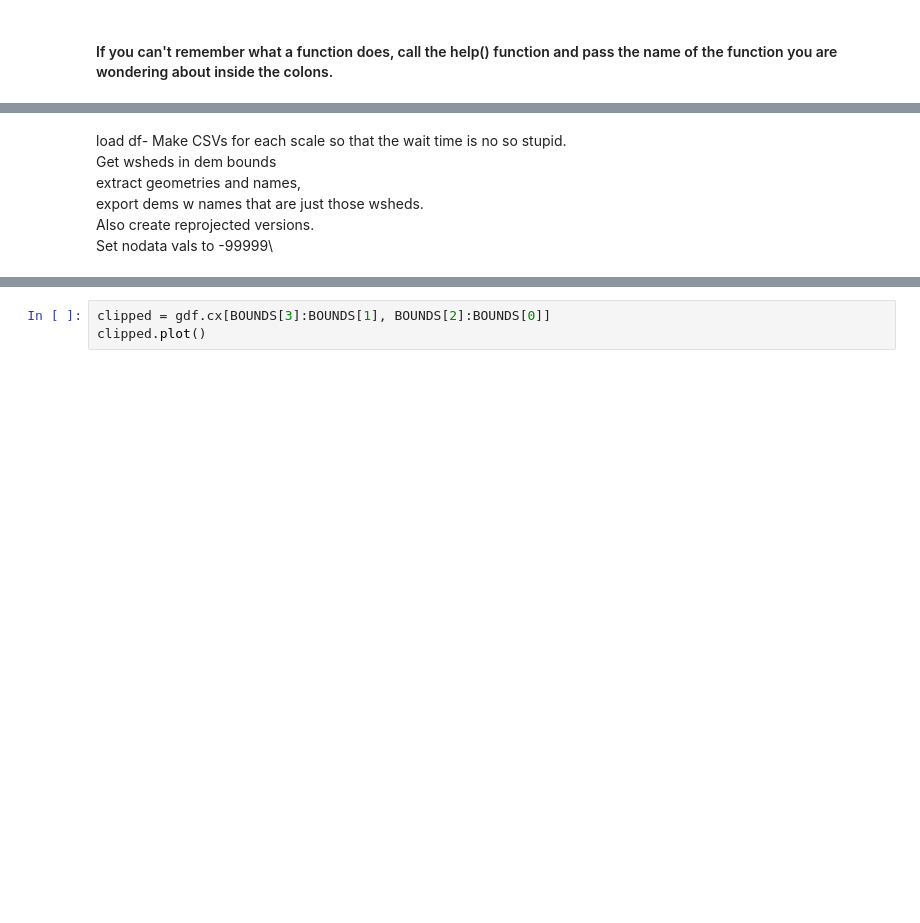
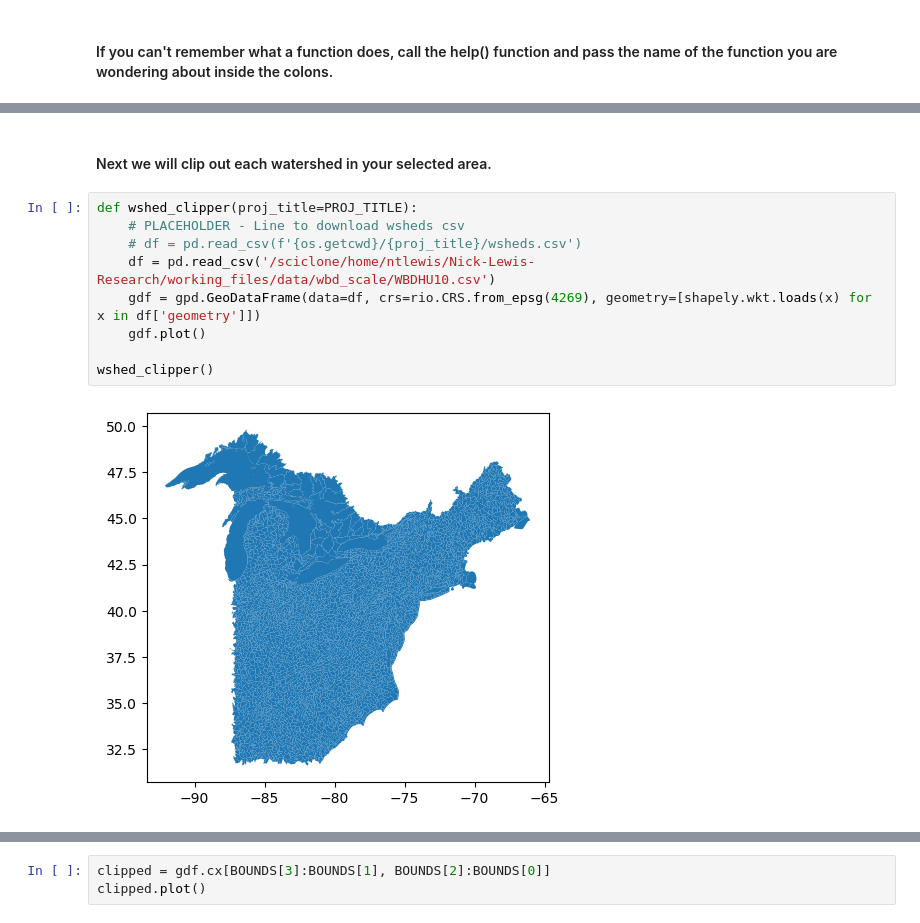
Before and after one commit to ntlewis1251/Nick-Lewis-Research, a Jupyter notebook: working_files/jupyter_proto/for_production.ipynb, the cells around one changed output, grey strips where cells are left out. Saved outputs shown, nothing was run; the diff lists cells and outputs as text; blank space fills up the shorter version.

```diff
--- a/working_files/jupyter_proto/for_production.ipynb
+++ b/working_files/jupyter_proto/for_production.ipynb
@@ -122,13 +122,19 @@ Directory "/sciclone/home/ntlewis/Nick-Lewis-Research/working_files/jupyter_prot
 Querying API...
 URL passed, now waiting for file to write.
 File Written.
-# %% [markdown]
-load df- Make CSVs for each scale so that the wait time is no so stupid.\
-Get wsheds in dem bounds\
-extract geometries and names,\
-export dems w names that are just those wsheds.\
-Also create reprojected versions.\
-Set nodata vals to -99999\
+# %% [markdown]
+#### Next we will clip out each watershed in your selected area.
+# %%
+def wshed_clipper(proj_title=PROJ_TITLE):
+    # PLACEHOLDER - Line to download wsheds csv
+    # df = pd.read_csv(f'{os.getcwd}/{proj_title}/wsheds.csv')
+    df = pd.read_csv('/sciclone/home/ntlewis/Nick-Lewis-Research/working_files/data/wbd_scale/WBDHU10.csv')
+    gdf = gpd.GeoDataFrame(data=df, crs=rio.CRS.from_epsg(4269), geometry=[shapely.wkt.loads(x) for x in df['geometry']])
+    gdf.plot()
+
+wshed_clipper()
+# %% [output]
+[figure, added]
 # %%
 # Watershed divider
 df = pd.read_csv('/sciclone/home/ntlewis/Nick-Lewis-Research/working_files/data/wbd_scale/WBDHU10.csv')
```
Also changed, not shown: parts of 3 cells of this notebook.
